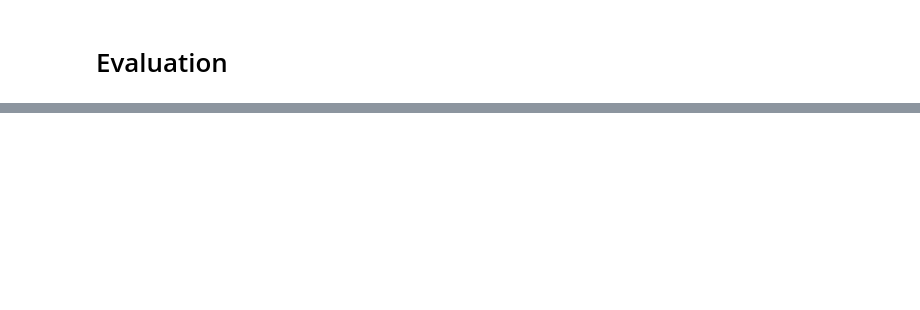
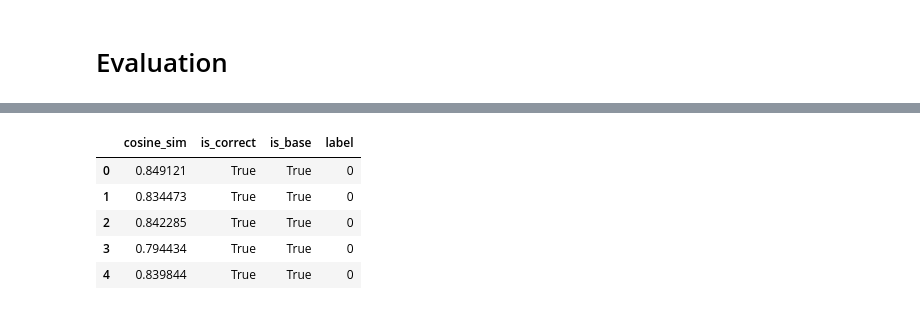
Before and after one commit to GabrieleMasciulli/DL-project, a Jupyter notebook: CLIP-Adapter/clip_adapter.ipynb, the cells around one changed output, grey strips where cells are left out. Cells and saved outputs as stored; diff of their text form; code cells hidden in the pictures; blank space fills up the shorter version.

```diff
--- a/CLIP-Adapter/clip_adapter.ipynb
+++ b/CLIP-Adapter/clip_adapter.ipynb
@@ -394,0 +519,11 @@ print(f"🔍 Harmonic Mean: {harmonic_mean(base_accuracy, novel_accuracy)*100:.2
+# %%
+import pandas as pd
+df = pd.DataFrame(results)
+df.head()
+# %% [output]
+|  | cosine_sim | is_correct | is_base | label |
+| 0 | 0.849121 | True | True | 0 |
+| 1 | 0.834473 | True | True | 0 |
+| 2 | 0.842285 | True | True | 0 |
+| 3 | 0.794434 | True | True | 0 |
+| 4 | 0.839844 | True | True | 0 |
```
Also changed, not shown: parts of 10 cells of this notebook, 8 other files.
